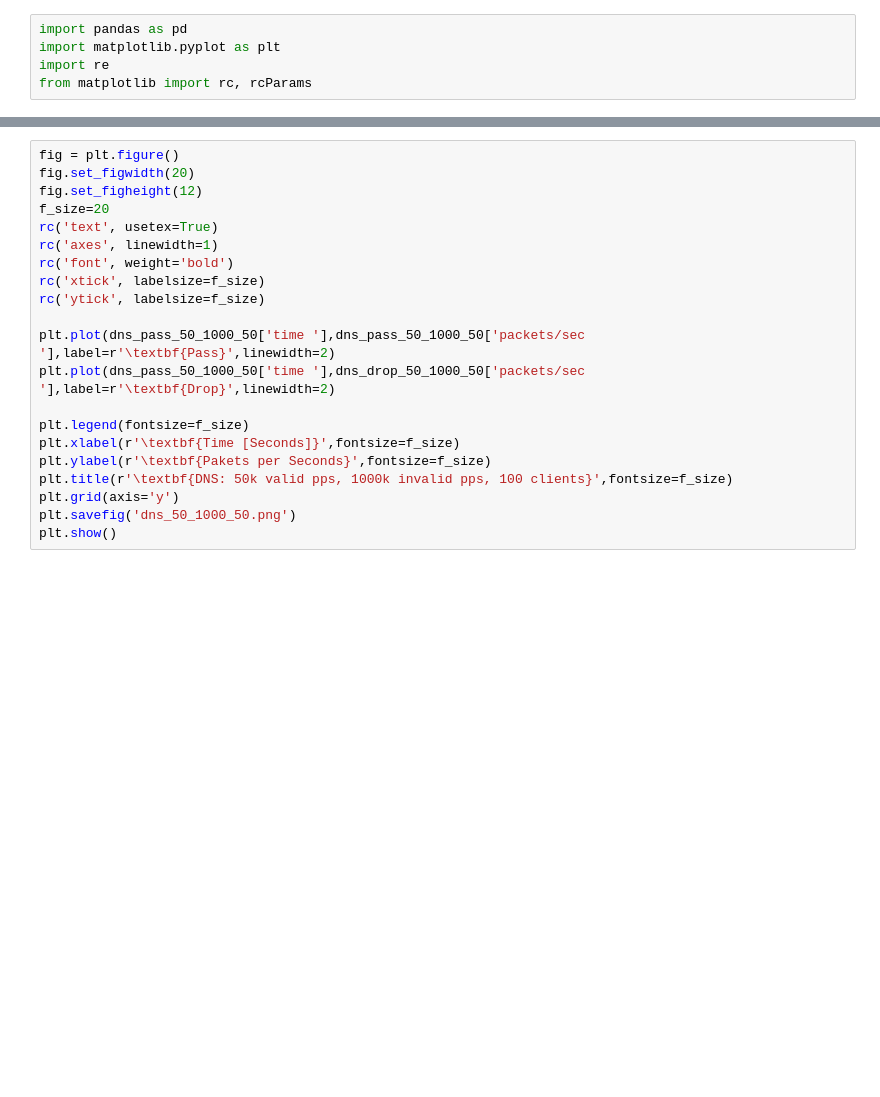
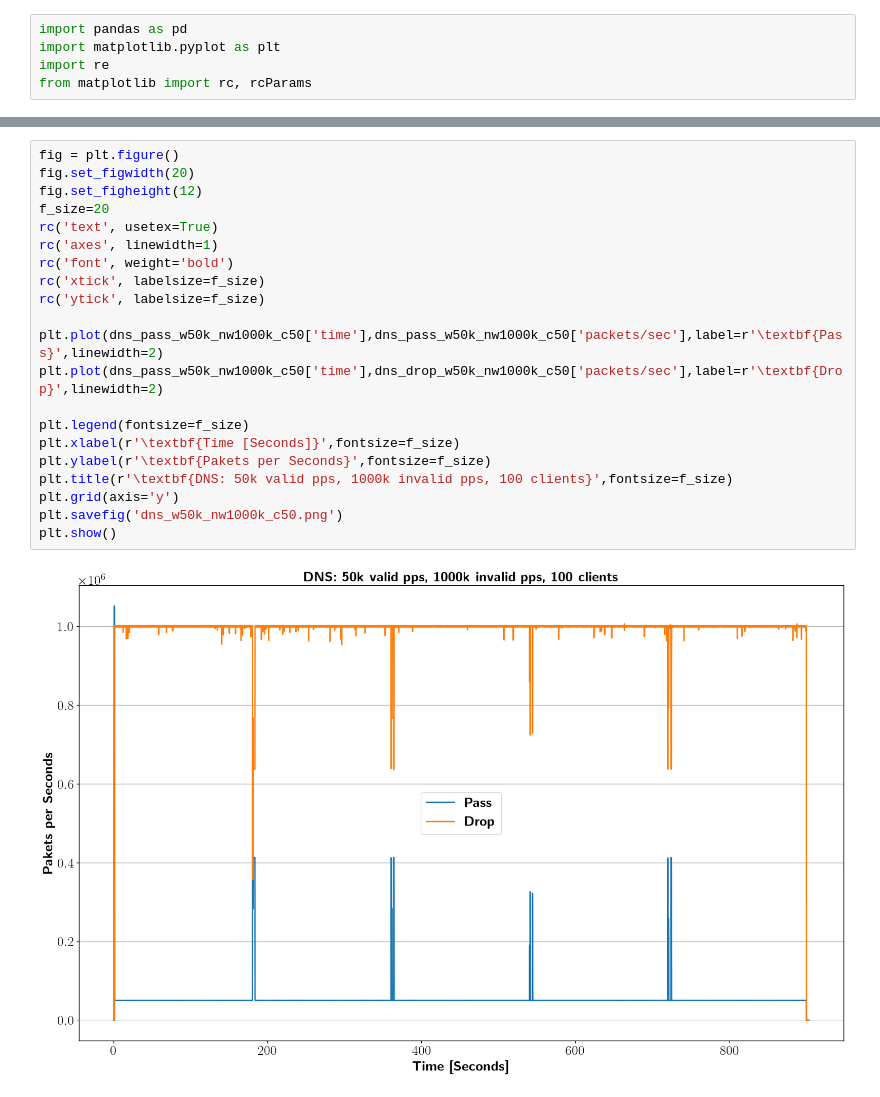
Before and after one commit to DanielVonRauchhaupt/socket_fips, a Jupyter notebook: experiments/Fail2ban_Baseline_Messung.ipynb, the cells around one changed output, grey strips where cells are left out. Drawn from its saved outputs; the diff is of its cells as text; blank space fills up the shorter version.

```diff
--- a/experiments/Fail2ban_Baseline_Messung.ipynb
+++ b/experiments/Fail2ban_Baseline_Messung.ipynb
@@ -90,24 +90,26 @@ plt.show()
 # %%
 fig = plt.figure()
 fig.set_figwidth(20)
 fig.set_figheight(12)
 f_size=20
 rc('text', usetex=True)
 rc('axes', linewidth=1)
 rc('font', weight='bold')
 rc('xtick', labelsize=f_size)
 rc('ytick', labelsize=f_size)
 
-plt.plot(dns_pass_50_1000_50['time '],dns_pass_50_1000_50['packets/sec       '],label=r'\textbf{Pass}',linewidth=2)
-plt.plot(dns_pass_50_1000_50['time '],dns_drop_50_1000_50['packets/sec       '],label=r'\textbf{Drop}',linewidth=2)
+plt.plot(dns_pass_w50k_nw1000k_c50['time'],dns_pass_w50k_nw1000k_c50['packets/sec'],label=r'\textbf{Pass}',linewidth=2)
+plt.plot(dns_pass_w50k_nw1000k_c50['time'],dns_drop_w50k_nw1000k_c50['packets/sec'],label=r'\textbf{Drop}',linewidth=2)
 
 plt.legend(fontsize=f_size)
 plt.xlabel(r'\textbf{Time [Seconds]}',fontsize=f_size)
 plt.ylabel(r'\textbf{Pakets per Seconds}',fontsize=f_size)
 plt.title(r'\textbf{DNS: 50k valid pps, 1000k invalid pps, 100 clients}',fontsize=f_size)
 plt.grid(axis='y')
-plt.savefig('dns_50_1000_50.png')
+plt.savefig('dns_w50k_nw1000k_c50.png')
 plt.show()
+# %% [output]
+[figure, added]
 # %%
 fig = plt.figure()
 fig.set_figwidth(20)
```
Also changed, not shown: parts of 12 cells of this notebook.
